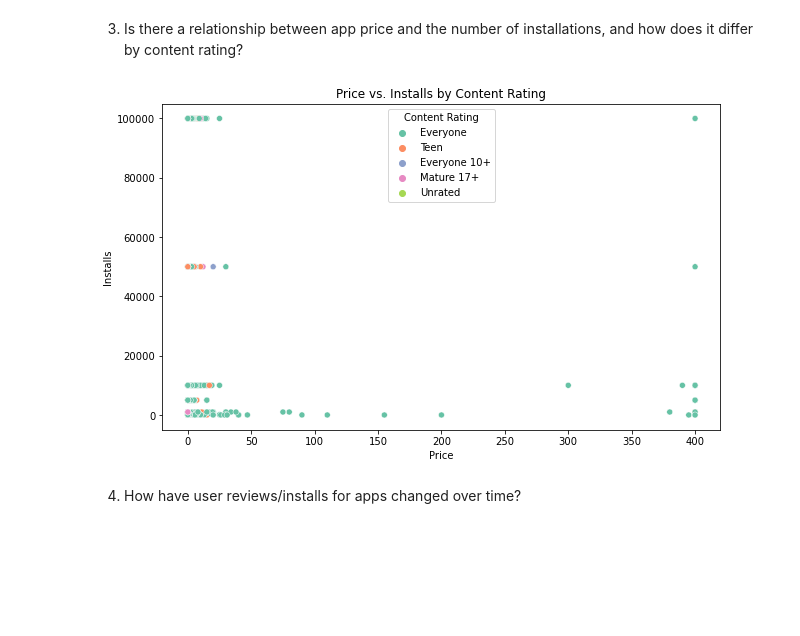
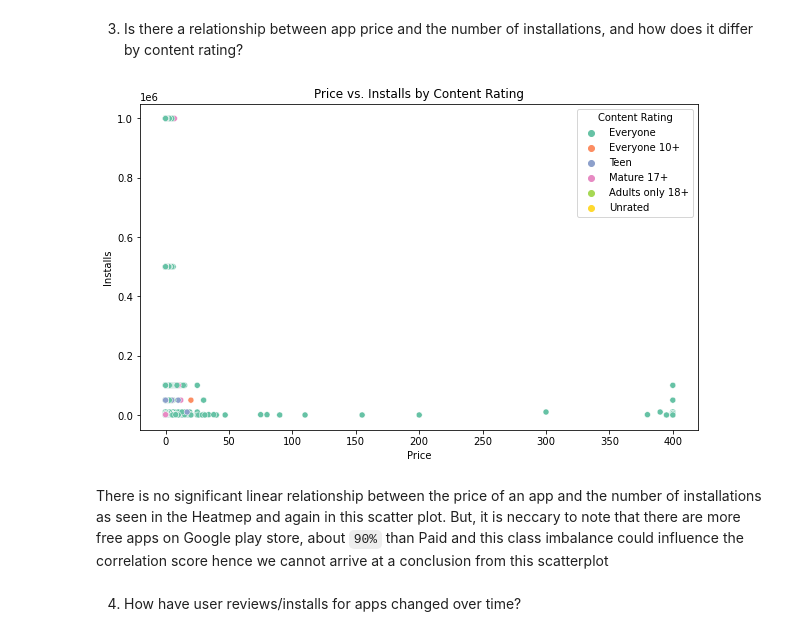
Before and after one commit to AISaturdaysLagos/cohort8_materials, a Jupyter notebook: Labs/05.Data_Visualization_and_Exploration/Data_Viz_&_Exploration_AI_Saturdays_Lagos.ipynb, the cells around one changed output. Drawn from its saved outputs; the diff is of its cells as text; code cells hidden in the pictures; blank space fills up the shorter version.

Commit message:
Added data folder and notebook updates

```diff
--- a/Labs/05.Data_Visualization_and_Exploration/Data_Viz_&_Exploration_AI_Saturdays_Lagos.ipynb
+++ b/Labs/05.Data_Visualization_and_Exploration/Data_Viz_&_Exploration_AI_Saturdays_Lagos.ipynb
@@ -137,10 +151,10 @@ for col in cols_to_clean:
 ### Correcting data types
 # %%
 # Convert Installs to float data type
-apps_data['...'] = apps_data['...'].astype(int)
+apps_data['Installs'] = apps_data['Installs'].astype(int)
 
 # Convert Price to float data type
-apps_data['...'] = apps_data['...'].astype(float)
+apps_data['Price'] = apps_data['Price'].astype(float)
 
 # Checking dtypes of the apps dataframe
 apps_data.dtypes
@@ -205,19 +233,4 @@ def wrangle_data(data_path):
-# %%
-def wrangle_data(data_path):
-    """
-    Data Loading and Cleaning:
-    - Load the dataset from the specified data file.
-    - Perform data cleaning steps such as handling missing values, removing duplicates, and fixing data types.
-
-    Parameters:
-        data_path (str): The file path to the dataset.
-
-    Returns:
-        pd.DataFrame: Cleaned and processed DataFrame.
-    """
-
-    ...
-
-    return apps_data
 # %%
 # Call the wrange_data function
+apps_data = wrangle_data("data/apps.csv")
+apps_data.tail()
@@ -297,24 +363,26 @@ plt.title("Heatmap");
 # %% [markdown]
 3. Is there a relationship between app price and the number of installations, and how does it differ by content rating?
 # %%
-apps_without_outliers = apps_data.query("Installs<=...")
+apps_without_outliers = apps_data.query("Installs<=1_000_000")
 # %%
 # Create scatterplots of Price vs. Installs by Content Rating
 plt.figure(figsize=(10, 6))
-sns.scatterplot(x='...', y='...', hue='Content Rating', data=..., palette='Set2')
+sns.scatterplot(x='Price', y='Installs', hue='Content Rating', data=apps_without_outliers, palette='Set2')
 
 # Add label and axis titles
 plt.xlabel('Price')
 plt.ylabel('Installs')
 plt.title('Price vs. Installs by Content Rating')
 
 # Add legend
 plt.legend(title='Content Rating')
 
 # show plot
 plt.show()
 # %% [output]
-[figure, old version]
+[figure, new version]
+# %% [markdown]
+There is no significant linear relationship between the price of an app and the number of installations as seen in the Heatmep and again in this scatter plot. But, it is neccary to note that there are more free apps on Google play store, about `90%` than Paid and this class imbalance could influence the correlation score hence we cannot arrive at a conclusion from this scatterplot
 # %% [markdown]
 4. How have user reviews/installs for apps changed over time?
 # %%
```
Also changed, not shown: parts of 30 cells of this notebook, 2 other files.
